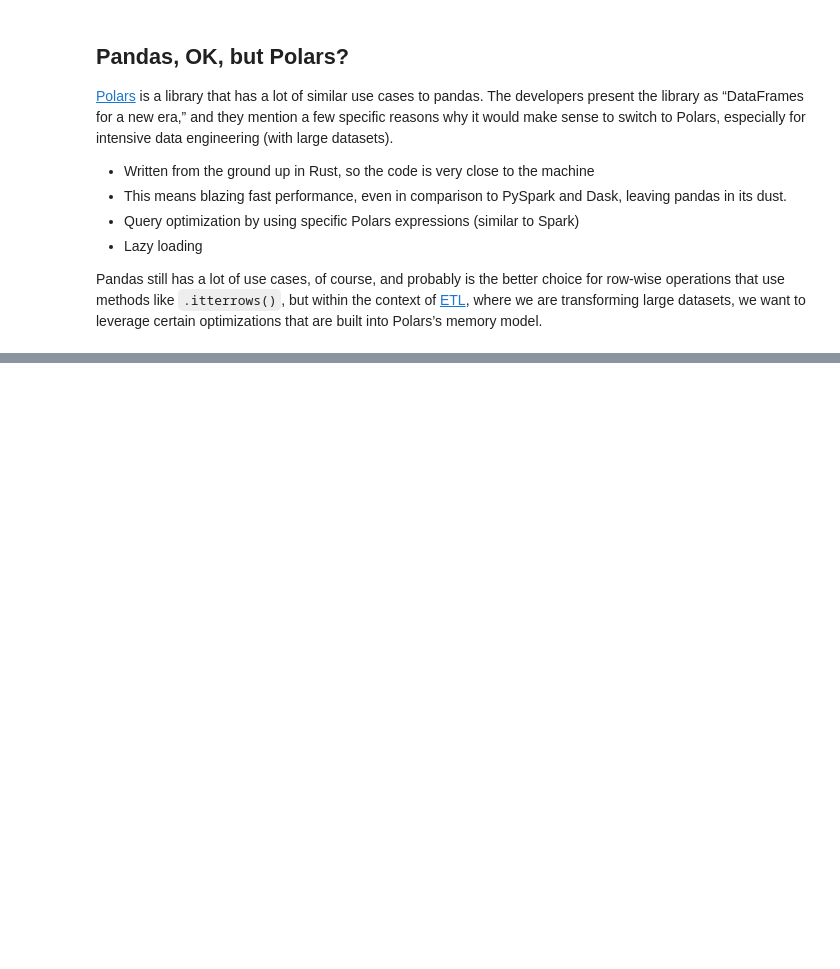
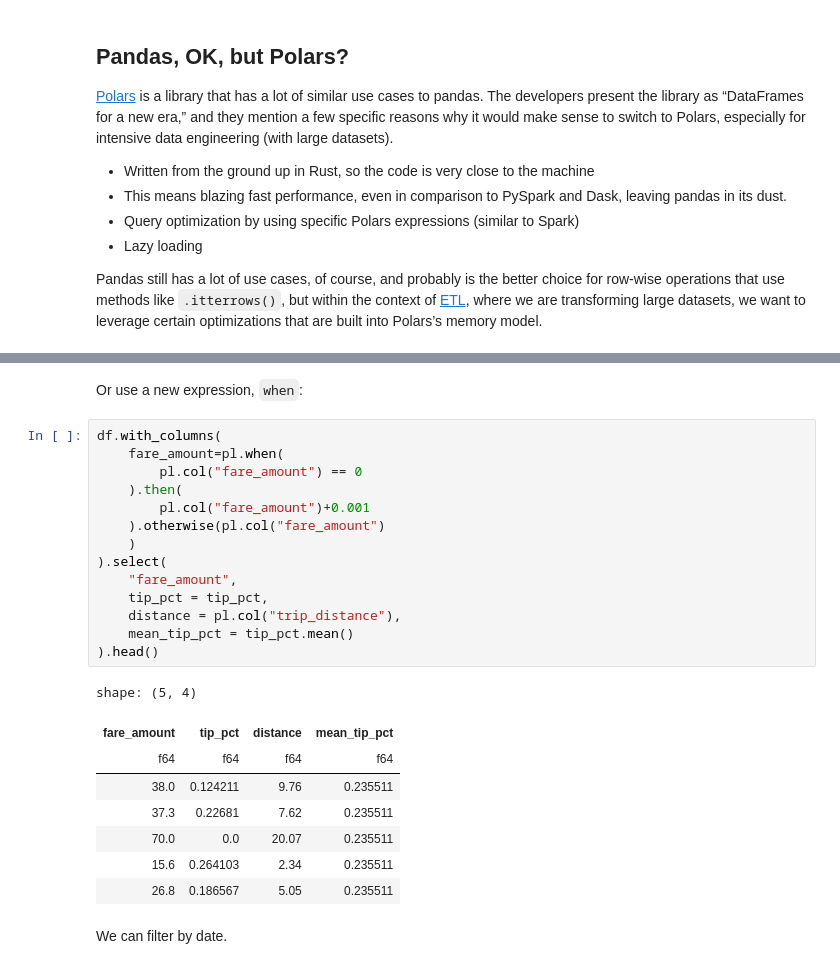
Before and after one commit to columbia-data-club/meetings, a Jupyter notebook: 2025/march_5_data_engineering_with_polars_1.ipynb, the cells around one changed output, grey strips where cells are left out. Cells and saved outputs as stored; diff of their text form; blank space fills up the shorter version.

```diff
--- a/2025/march_5_data_engineering_with_polars_1.ipynb
+++ b/2025/march_5_data_engineering_with_polars_1.ipynb
@@ -30,0 +267,27 @@ Polars is built on
+# %% [markdown]
+Or use a new expression, `when`:
+# %%
+df.with_columns(
+    fare_amount=pl.when(
+        pl.col("fare_amount") == 0
+    ).then(
+        pl.col("fare_amount")+0.001
+    ).otherwise(pl.col("fare_amount")
+    )
+).select(
+    "fare_amount",
+    tip_pct = tip_pct,
+    distance = pl.col("trip_distance"),
+    mean_tip_pct = tip_pct.mean()
+).head()
+# %% [output]
+shape: (5, 4)
+| fare_amount | tip_pct | distance | mean_tip_pct |
+| f64 | f64 | f64 | f64 |
+| 38.0 | 0.124211 | 9.76 | 0.235511 |
+| 37.3 | 0.22681 | 7.62 | 0.235511 |
+| 70.0 | 0.0 | 20.07 | 0.235511 |
+| 15.6 | 0.264103 | 2.34 | 0.235511 |
+| 26.8 | 0.186567 | 5.05 | 0.235511 |
+# %% [markdown]
+We can filter by date.
```
Also changed, not shown: parts of 27 cells of this notebook.
